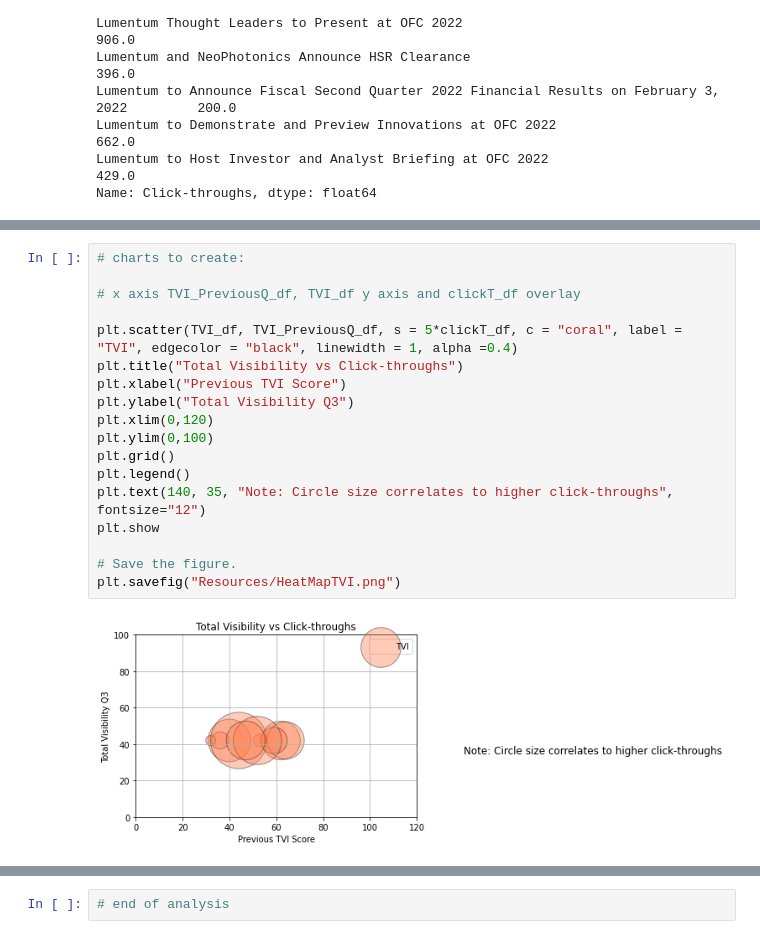
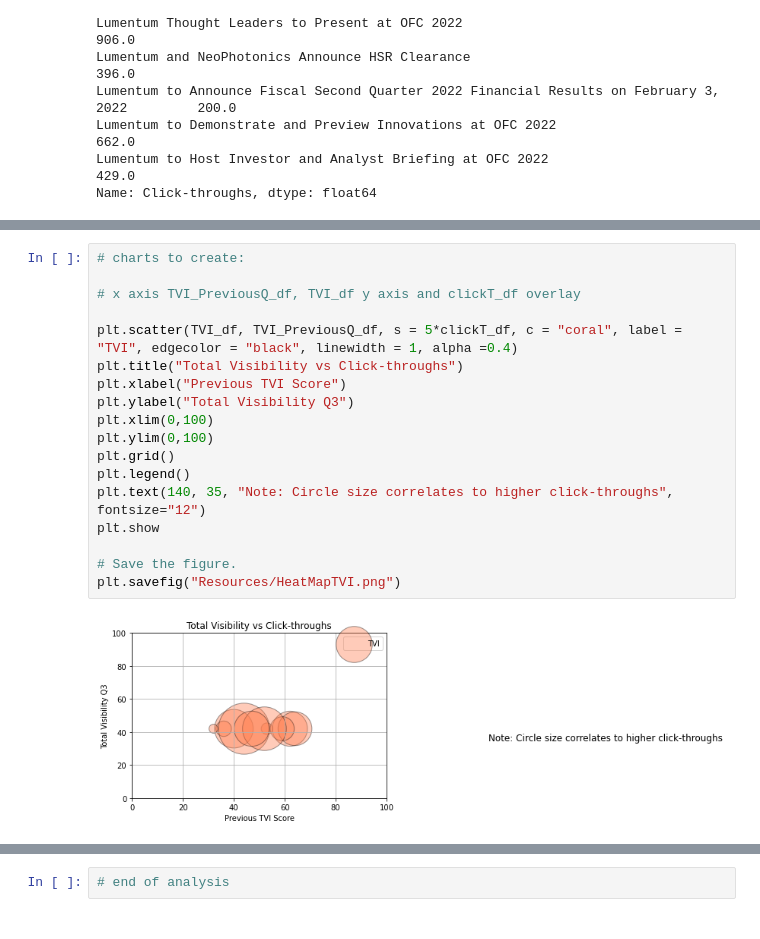
Before and after one commit to izzyd24/Cision-Metrics, a Jupyter notebook: Cision Workbook.ipynb, the cells around one changed output, grey strips where cells are left out. Saved outputs shown, nothing was run; the diff lists cells and outputs as text.

```diff
--- a/Cision Workbook.ipynb
+++ b/Cision Workbook.ipynb
@@ -345,23 +364,23 @@ plt.savefig("Resources/barEngagements.png")
 # %%
 # charts to create:
 
 # x axis TVI_PreviousQ_df, TVI_df y axis and clickT_df overlay
 
 plt.scatter(TVI_df, TVI_PreviousQ_df, s = 5*clickT_df, c = "coral", label = "TVI", edgecolor = "black", linewidth = 1, alpha =0.4)
 plt.title("Total Visibility vs Click-throughs")
 plt.xlabel("Previous TVI Score")
 plt.ylabel("Total Visibility Q3")
-plt.xlim(0,120)
+plt.xlim(0,100)
 plt.ylim(0,100)
 plt.grid()
 plt.legend()
 plt.text(140, 35, "Note: Circle size correlates to higher click-throughs", fontsize="12")
 plt.show
 
 # Save the figure.
 plt.savefig("Resources/HeatMapTVI.png")
 # %% [output]
-[figure, old version]
+[figure, new version]
 # %%
 # x axis Pickup_PreviousQ_df, Pikcup_df y axis and clickT overlay
 plt.scatter(Pickup_df, TVI_PreviousQ_df, s = 5*clickT_df, c = "coral", label = "TVI", edgecolor = "black", linewidth = 1, alpha =0.4)
```
Also changed, not shown: parts of 14 cells of this notebook.
